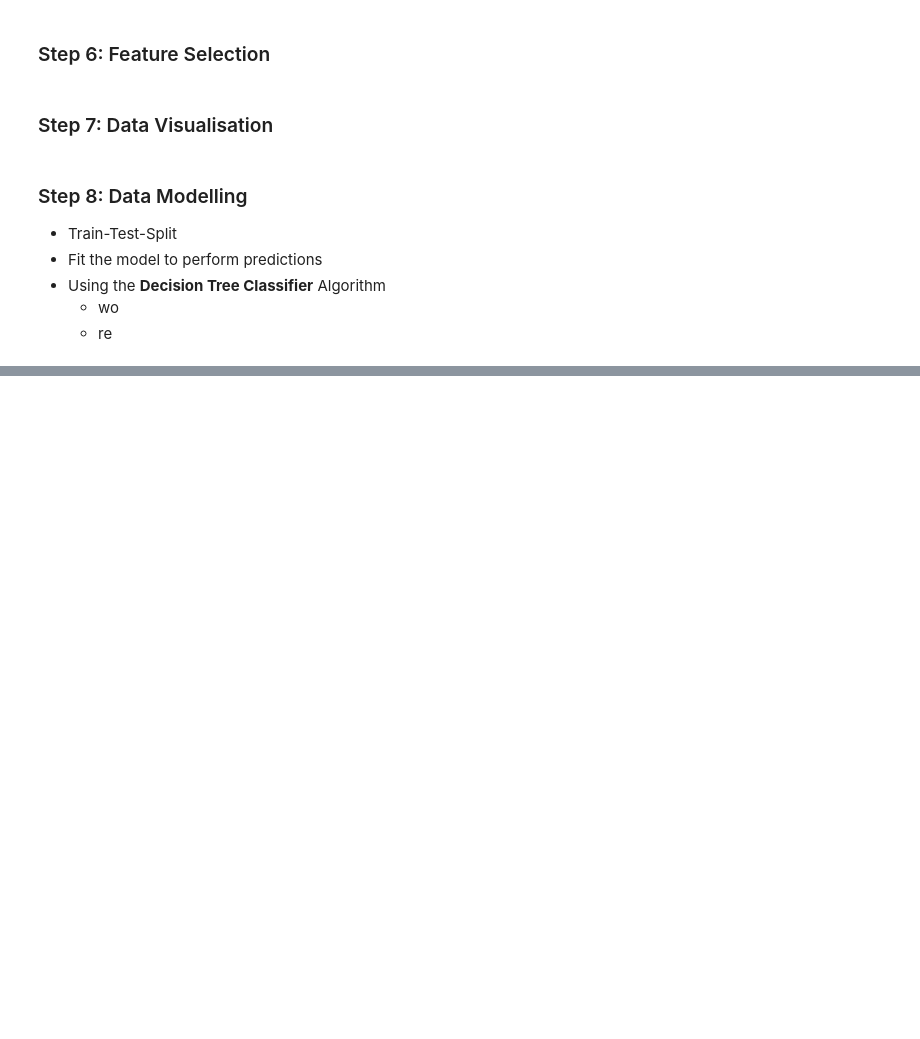
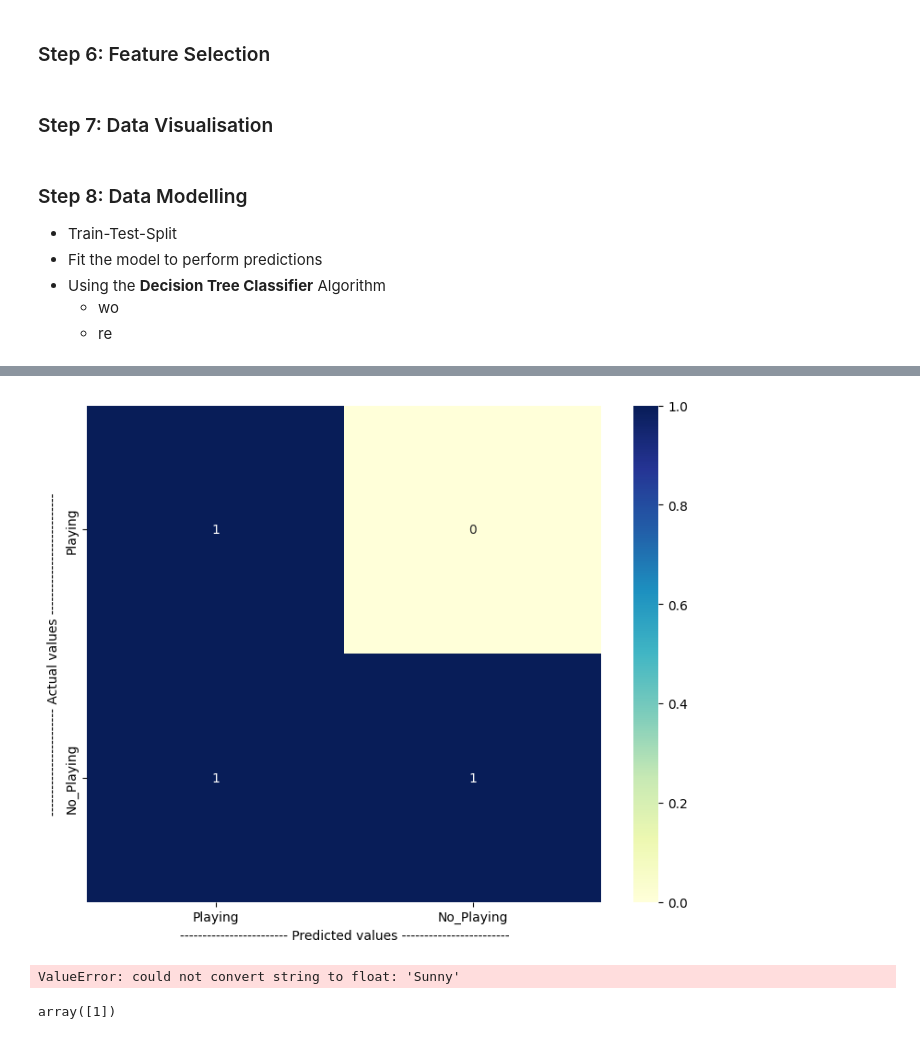
Before and after one commit to SimranS22/MSFT-StudentSummit-2023, a Jupyter notebook: Scode/notebook.ipynb, the cells around one changed output, grey strips where cells are left out. Cells and saved outputs as stored; diff of their text form; code cells hidden in the pictures; blank space fills up the shorter version.

```diff
--- a/Scode/notebook.ipynb
+++ b/Scode/notebook.ipynb
@@ -64,6 +106,15 @@ df=df.drop(['day'],axis=1)
 * Using the **Decision Tree Classifier** Algorithm
   - wo
   - re
+# %%
+#convert string to 0,1,2.... numeric values
+from sklearn import preprocessing
+
+encoder = preprocessing.LabelEncoder()
+
+for i in df.columns:
+    if isinstance(df[i][0], str):
+            df[i] = encoder.fit_transform(df[i])
 # %%
 x=df.iloc[:,:-1]
 y=df.iloc[:,-1]
@@ -76,6 +163,6 @@ x_train, x_test, y_train, y_test = train_test_split(x, y, test_size=0.2, random_
 # %%
 # Create Decision Tree classifer object
-clf = DecisionTreeClassifier(criterion="entropy",  max_depth=4)
+clf = DecisionTreeClassifier(criterion="entropy",  max_depth=5)
 
 # Train Decision Tree Classifer
 clf = clf.fit(x_train,y_train)
@@ -90,0 +182,11 @@ plt.show()
+# %%
+from sklearn.metrics import confusion_matrix
+conf_matrix=pd.DataFrame(data=confusion_matrix(y_test,y_pred),columns=['Playing','No_Playing'],index=['Playing','No_Playing'])
+# conf_matrix=pd.DataFrame(data=cm,columns=['Predicted: Playing','Predicted: No_Playing'],index=['Actual: Playing','Actual: No_Playing'])
+plt.figure(figsize = (9,7))
+sns.heatmap(conf_matrix, annot=True,fmt='d',cmap="YlGnBu");
+plt.xlabel('------------------------ Predicted values ------------------------')
+plt.ylabel('------------------------ Actual values ---------------------------')
+plt.rcParams.update({'font.size': 18})
+# %% [output]
+[figure, added]
@@ -90,0 +213,15 @@ plt.show()
+# %%
+outlook=input('Outlook : ')
+temp=input('Temperature: ')
+humidity=input('Humidity: ')
+wind=input('Wind: ')
+
+df=pd.DataFrame({'outlook':[outlook],'temp':[temp],'humidity':[humidity],'wind':[wind]})
+
+y_pred1=clf.predict(df)
+# %% [output]
+ValueError: could not convert string to float: 'Sunny'
+# %%
+y_pred1
+# %% [output]
+array([1])
```
Also changed, not shown: parts of 20 cells of this notebook.
